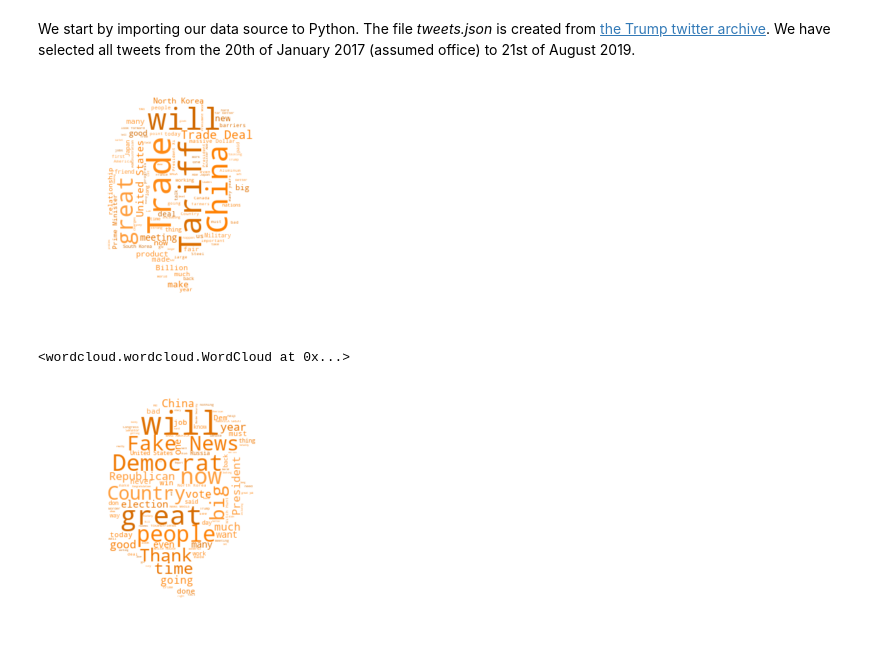
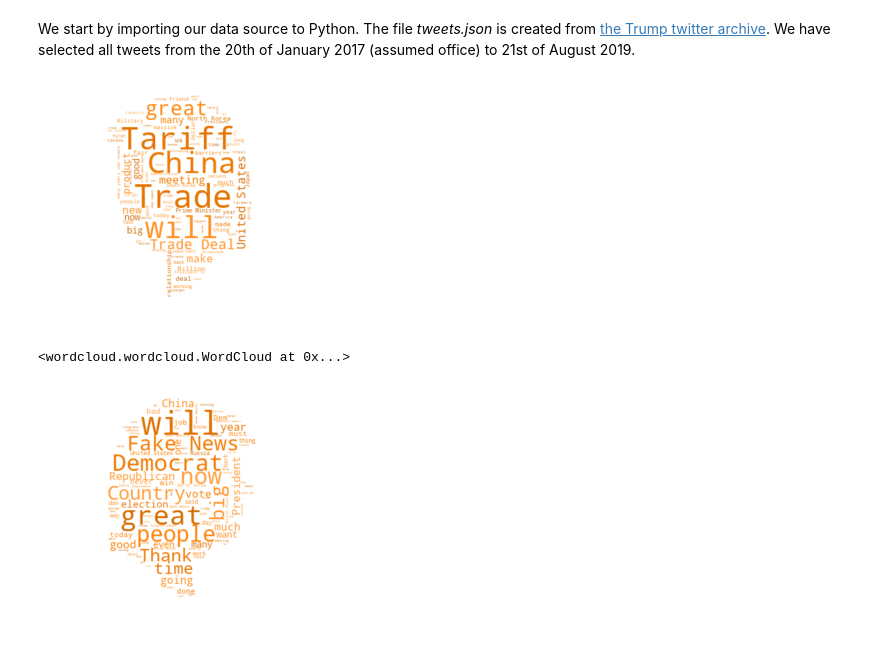
Before and after one commit to BjornCilleborg/sds2019, a Jupyter notebook: EXAM PROJECT/Exam Project.ipynb, the cells around one changed output. Cells and saved outputs as stored; diff of their text form; code cells hidden in the pictures.

```diff
--- a/EXAM PROJECT/Exam Project.ipynb
+++ b/EXAM PROJECT/Exam Project.ipynb
@@ -72,6 +74,7 @@ df = pd.DataFrame(data)
 date = [i[2]+i[1]+i[-1]+'-'+i[3] for i in df['created_at'].str.split(' ')] # slice date
 df['datetime'] = date
 df['datetime'] = pd.to_datetime(df['datetime'], format='%d%b%Y-%H:%M:%S') # format datetime
+df = df[(df['datetime'] > '2017-01-20')] # filter by relevant date
 df = df.reset_index(drop=True).sort_values(by=['datetime']) # set index to date
 df = df.query("is_retweet == False") # drop retweets
 
@@ -86,31 +89,32 @@ df_filter = df.query("keyword == True") # filter query to remove retweets and no
 # %%
 #WORDCLOUD
 
 # function to get custom color for wordcloud
 def custom_color(word=None, font_size=None, position=None, orientation=None, font_path=None, random_state=None):
     h = 30 # int(360.0 * 45.0 / 255.0)
     s = int(100.0 * 255.0 / 255.0)
     l = int(100.0 * float(random_state.randint(100, 160)) / 255.0)
 
     return "hsl({}, {}%, {}%)".format(h, s, l)
 
-trump_mask = np.array(Image.open("trump_mask.jpg")) # picture used as shape
+# picture used as shape
+trump_mask = np.array(Image.open("trump_mask.jpg").transpose(Image.FLIP_LEFT_RIGHT))
 
 # wordcloud for df_filter
 text = " ".join(tweet for tweet in df_filter['text'][df_filter['text'].str.contains(r'^(?:(?!https|co|amp).)*$')])
 
 # Create and generate a word cloud image:
 wordcloud = WordCloud(max_font_size=50, max_words=100, background_color="white",mask=trump_mask,
                       contour_color ='black',color_func=custom_color).generate(text)
 
 # Display the generated image:
 plt.imshow(wordcloud, interpolation='bilinear')
 plt.axis("off")
 plt.show()
 
-wordcloud.to_file("wordcloud.png")
+wordcloud.to_file("wordcloud.png") # save file
 # %% [output]
-[figure, old version]
+[figure, new version]
 <wordcloud.wordcloud.WordCloud at 0x...>
 # %%
 # wordcloud for df
```
Also changed, not shown: parts of 5 cells of this notebook, 3 other files.
